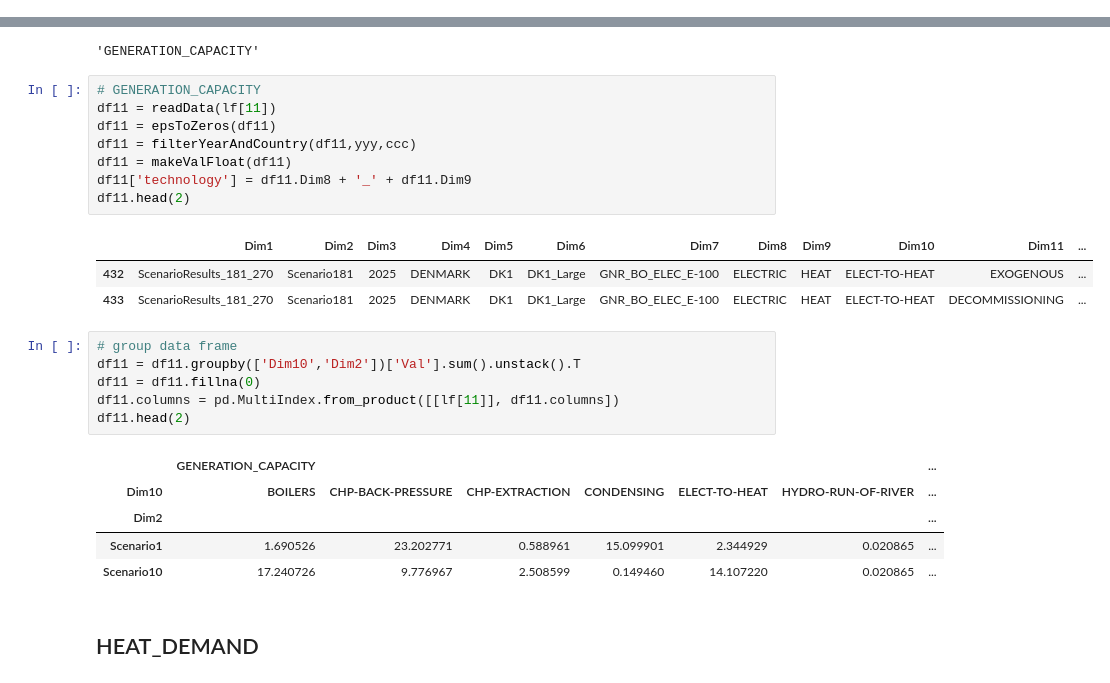
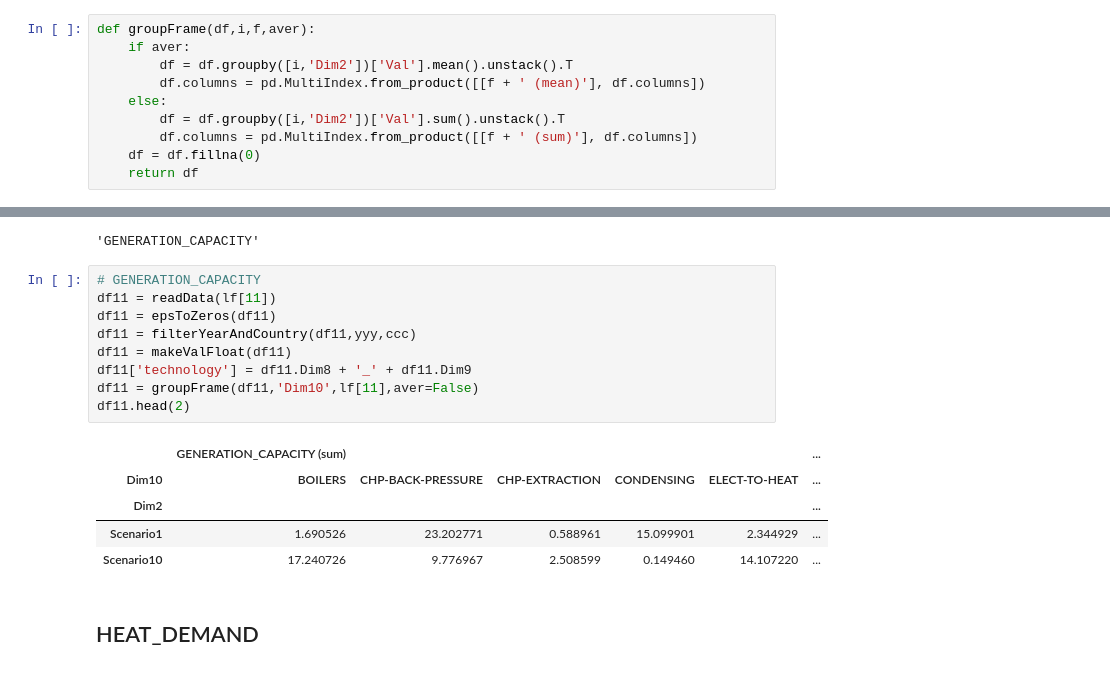
Before and after one commit to tilseb/flexsus, a Jupyter notebook: processing.ipynb, the cells around one changed output, grey strips where cells are left out. Saved outputs shown, nothing was run; the diff lists cells and outputs as text.

```diff
--- a/processing.ipynb
+++ b/processing.ipynb
@@ -71,6 +76,16 @@ def filterYearAndCountry(df,y,c):
 def makeValFloat(df):
     df.Val = df.Val.astype(float)
     return df
+# %%
+def groupFrame(df,i,f,aver):
+    if aver:
+        df = df.groupby([i,'Dim2'])['Val'].mean().unstack().T
+        df.columns = pd.MultiIndex.from_product([[f + ' (mean)'], df.columns])
+    else:
+        df = df.groupby([i,'Dim2'])['Val'].sum().unstack().T
+        df.columns = pd.MultiIndex.from_product([[f + ' (sum)'], df.columns])
+    df = df.fillna(0)
+    return df
 # %%
 lf
 # %% [output]
@@ -429,27 +344,18 @@ lf[11]
 # %%
 # GENERATION_CAPACITY
 df11 = readData(lf[11])
 df11 = epsToZeros(df11)
 df11 = filterYearAndCountry(df11,yyy,ccc)
 df11 = makeValFloat(df11)
 df11['technology'] = df11.Dim8 + '_' + df11.Dim9
+df11 = groupFrame(df11,'Dim10',lf[11],aver=False)
 df11.head(2)
 # %% [output]
-|  | Dim1 | Dim2 | Dim3 | Dim4 | Dim5 | Dim6 | Dim7 | Dim8 | Dim9 | Dim10 | Dim11 | ... |
-| 432 | ScenarioResults_181_270 | Scenario181 | 2025 | DENMARK | DK1 | DK1_Large | GNR_BO_ELEC_E-100 | ELECTRIC | HEAT | ELECT-TO-HEAT | EXOGENOUS | ... |
-| 433 | ScenarioResults_181_270 | Scenario181 | 2025 | DENMARK | DK1 | DK1_Large | GNR_BO_ELEC_E-100 | ELECTRIC | HEAT | ELECT-TO-HEAT | DECOMMISSIONING | ... |
+|  | GENERATION_CAPACITY (sum) |  |  |  |  | ... |
+| Dim10 | BOILERS | CHP-BACK-PRESSURE | CHP-EXTRACTION | CONDENSING | ELECT-TO-HEAT | ... |
+| Dim2 |  |  |  |  |  | ... |
+| Scenario1 | 1.690526 | 23.202771 | 0.588961 | 15.099901 | 2.344929 | ... |
+| Scenario10 | 17.240726 | 9.776967 | 2.508599 | 0.149460 | 14.107220 | ... |
-# %%
-# group data frame
-df11 = df11.groupby(['Dim10','Dim2'])['Val'].sum().unstack().T
-df11 = df11.fillna(0)
-df11.columns = pd.MultiIndex.from_product([[lf[11]], df11.columns])
-df11.head(2)
-# %% [output]
-|  | GENERATION_CAPACITY |  |  |  |  |  | ... |
-| Dim10 | BOILERS | CHP-BACK-PRESSURE | CHP-EXTRACTION | CONDENSING | ELECT-TO-HEAT | HYDRO-RUN-OF-RIVER | ... |
-| Dim2 |  |  |  |  |  |  | ... |
-| Scenario1 | 1.690526 | 23.202771 | 0.588961 | 15.099901 | 2.344929 | 0.020865 | ... |
-| Scenario10 | 17.240726 | 9.776967 | 2.508599 | 0.149460 | 14.107220 | 0.020865 | ... |
 # %% [markdown]
 ## HEAT_DEMAND
 # %%
```
Also changed, not shown: parts of 44 cells of this notebook.
